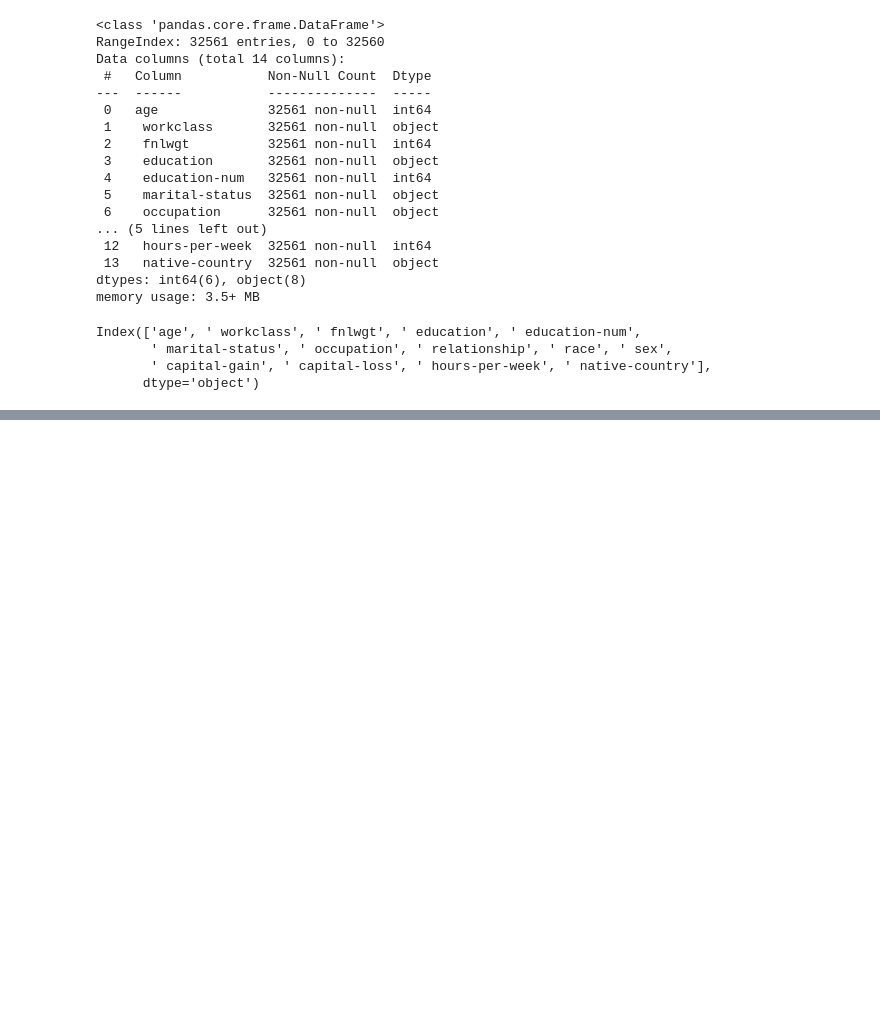
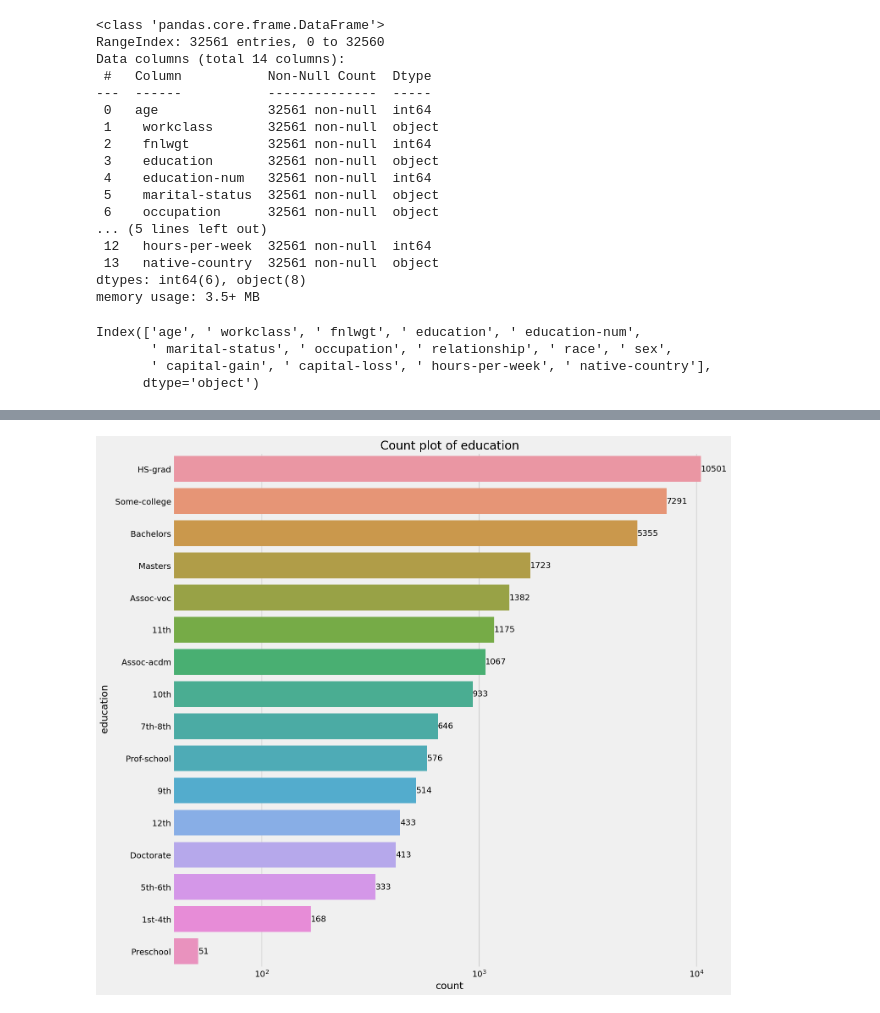
Before and after one commit to dikiogres/income-clustering, a Jupyter notebook: notebooks/main.ipynb, the cells around one changed output, grey strips where cells are left out. Cells and saved outputs as stored; diff of their text form; code cells hidden in the pictures; blank space fills up the shorter version.

```diff
--- a/notebooks/main.ipynb
+++ b/notebooks/main.ipynb
@@ -87,0 +138,9 @@ Index(['age', ' workclass', ' fnlwgt', ' education', ' education-num',
+# %%
+plt.figure(1 , figsize = (15 , 15))
+g = sns.countplot(y = ' education' , data = df, order=df[' education'].value_counts().index)
+g.bar_label(g.containers[0])
+g.set_xscale('log')
+plt.title('Count plot of education')
+plt.show()
+# %% [output]
+[figure, added]
```
Also changed, not shown: parts of 15 cells of this notebook.
